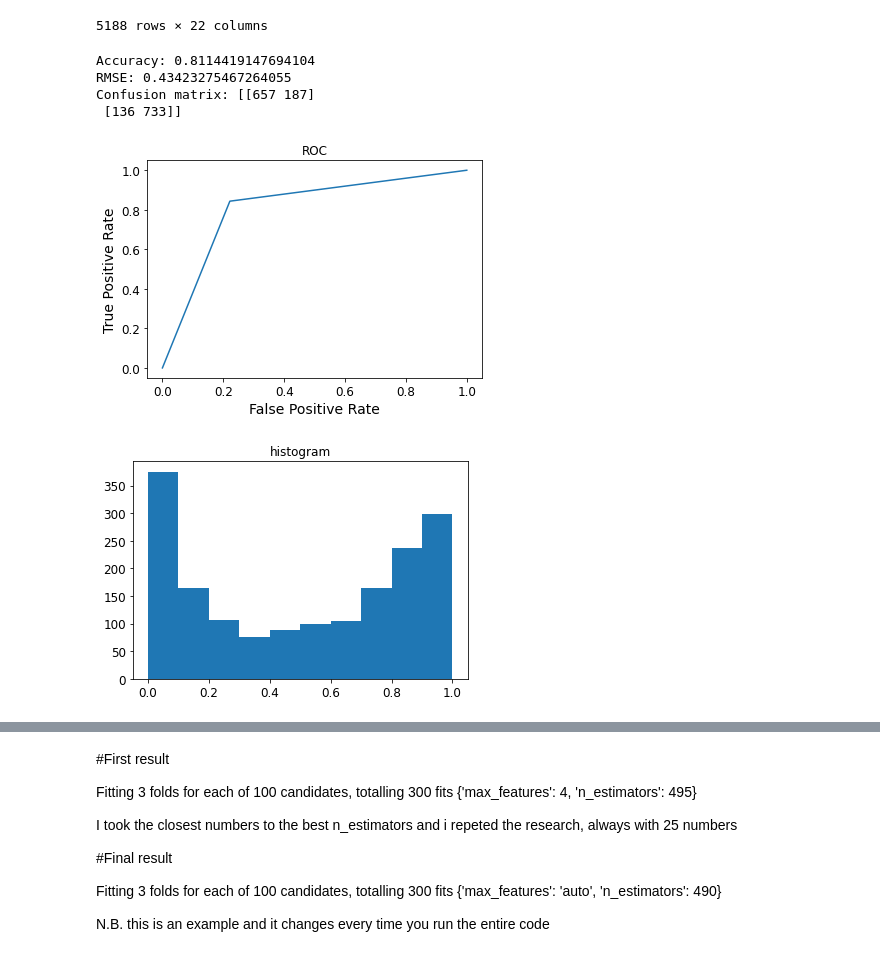
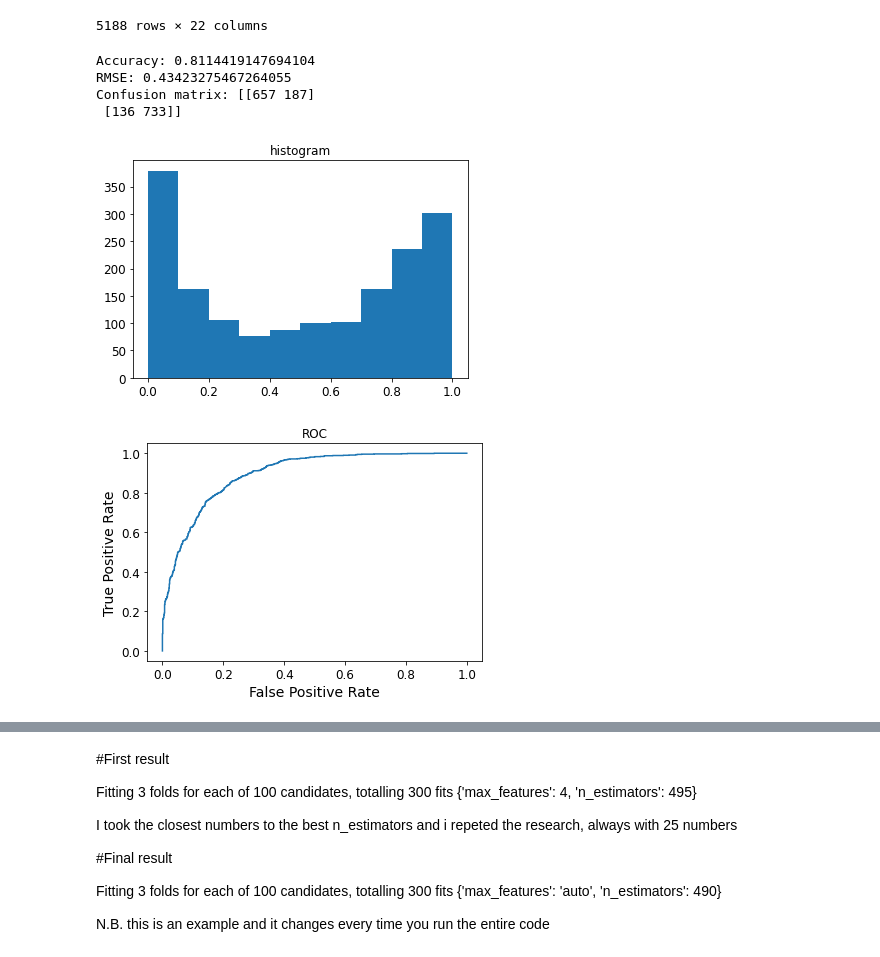
Before and after one commit to LucaEihol/2022_ML_Earth_Env_Sci, a Jupyter notebook: eiholzer_ML_project.ipynb, the cells around one changed output, grey strips where cells are left out. Saved outputs shown, nothing was run; the diff lists cells and outputs as text; code cells hidden in the pictures.

```diff
--- a/eiholzer_ML_project.ipynb
+++ b/eiholzer_ML_project.ipynb
@@ -151,38 +151,38 @@ X_test = pd.DataFrame(X_test, columns=col_name)
 # %%
 # Support Vector Machines
 from sklearn import svm
 sv = svm.SVC(probability=True)
 sv.fit(X_train, y_train)
 y_pred_sv = sv.predict(X_test)
 
 # Accuracy, RMSE and confusion matrix
 from sklearn import metrics
 print("Accuracy:",metrics.accuracy_score(y_test, y_pred_sv))
 print("RMSE:",metrics.mean_squared_error(y_test, y_pred_sv, squared=False))
 print("Confusion matrix:",metrics.confusion_matrix(y_test, y_pred_sv))
 
-# ROC curve
-fpr_sv, tpr_sv, _ = metrics.roc_curve(y_test,  y_pred_sv)
-plt.plot(fpr_sv,tpr_sv)
-plt.ylabel('True Positive Rate')
-plt.xlabel('False Positive Rate')
-plt.title("ROC")
-plt.show()
-
 # presence of landslide probabilities
 prob_sv = sv.predict_proba(X_test)
 prob_sv = prob_sv[:,1]
 import matplotlib.pyplot as plt
 plt.hist(prob_sv, bins = [0,.1,.2,.3,.4,.5,.6,.7,.8,.9,1])
 plt.title("histogram")
 plt.show()
+
+# ROC curve
+fpr_sv, tpr_sv, _ = metrics.roc_curve(y_test, prob_sv)
+plt.plot(fpr_sv,tpr_sv)
+plt.ylabel('True Positive Rate')
+plt.xlabel('False Positive Rate')
+plt.title("ROC")
+plt.show()
 # %% [output]
 Accuracy: 0.8114419147694104
 RMSE: 0.43423275467264055
 Confusion matrix: [[657 187]
  [136 733]]
-[figure, old version]
+[figure, new version]
-[figure, old version]
+[figure, new version]
 # %%
 # Random forest
 #from https://www.datacamp.com/tutorial/random-forests-classifier-python
```
Also changed, not shown: parts of 4 cells of this notebook.
